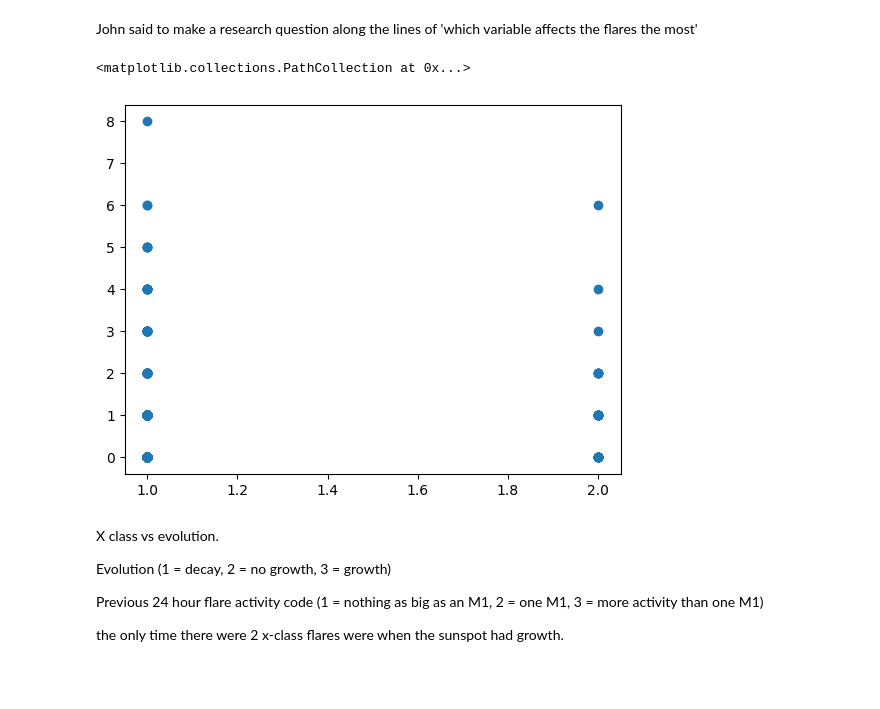
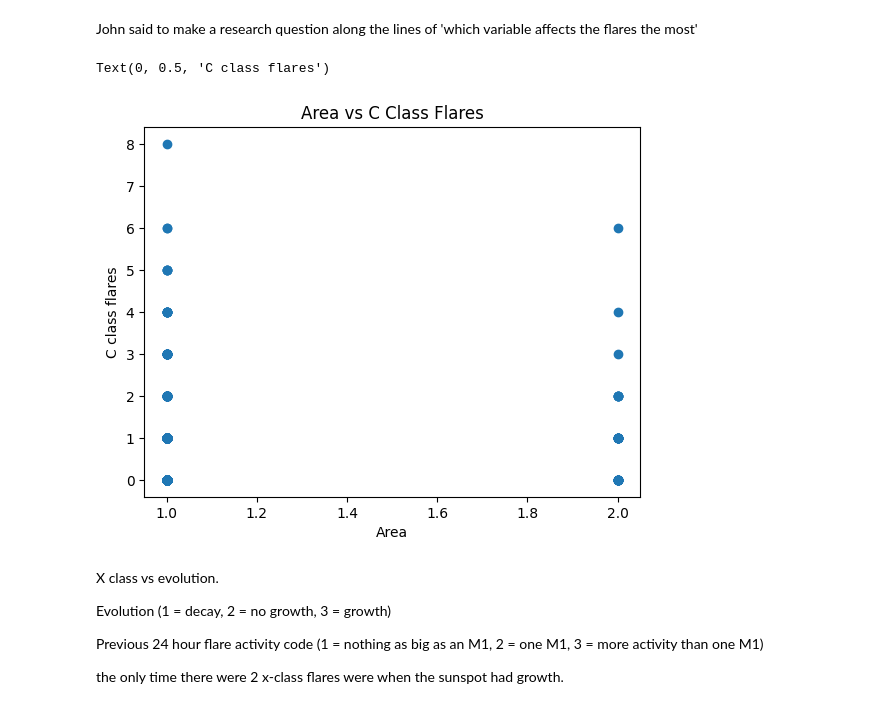
Before and after one commit to nollamae7-spec/DSRSP-Solar-Flares, a Jupyter notebook: DSHRP_Solar_Flares.ipynb, the cells around one changed output. Drawn from its saved outputs; the diff is of its cells as text; code cells hidden in the pictures; blank space fills up the shorter version.

```diff
--- a/DSHRP_Solar_Flares.ipynb
+++ b/DSHRP_Solar_Flares.ipynb
@@ -312,11 +225,14 @@ plt.show()
 # Different Variable Comparisons
 # %% [markdown]
 John said to make a research question along the lines of 'which variable affects the flares the most'
-# %%
-plt.scatter(df["area"], df["c_class_flares"])
-# %% [output]
-<matplotlib.collections.PathCollection at 0x...>
-[figure, removed]
+# %%
+plt.scatter(df["area"], df["c_class_flares"])
+plt.title("Area vs C Class Flares")
+plt.xlabel("Area")
+plt.ylabel("C class flares")
+# %% [output]
+Text(0, 0.5, 'C class flares')
+[figure, added]
 # %% [markdown]
 X class vs evolution.
 
```
Also changed, not shown: parts of 21 cells of this notebook.
